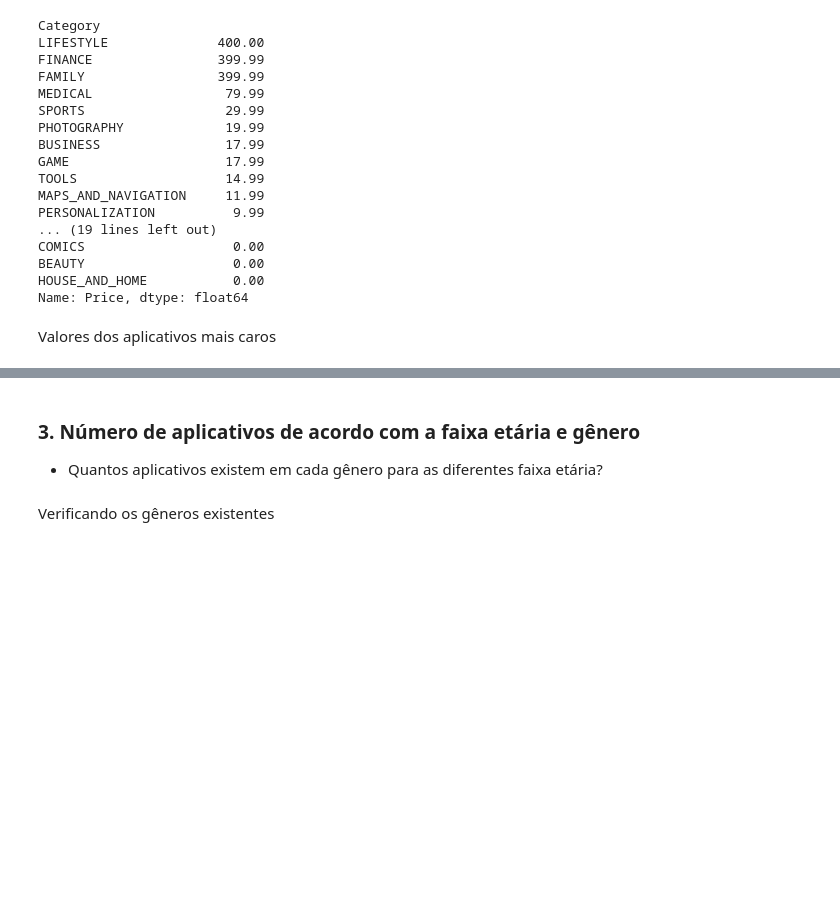
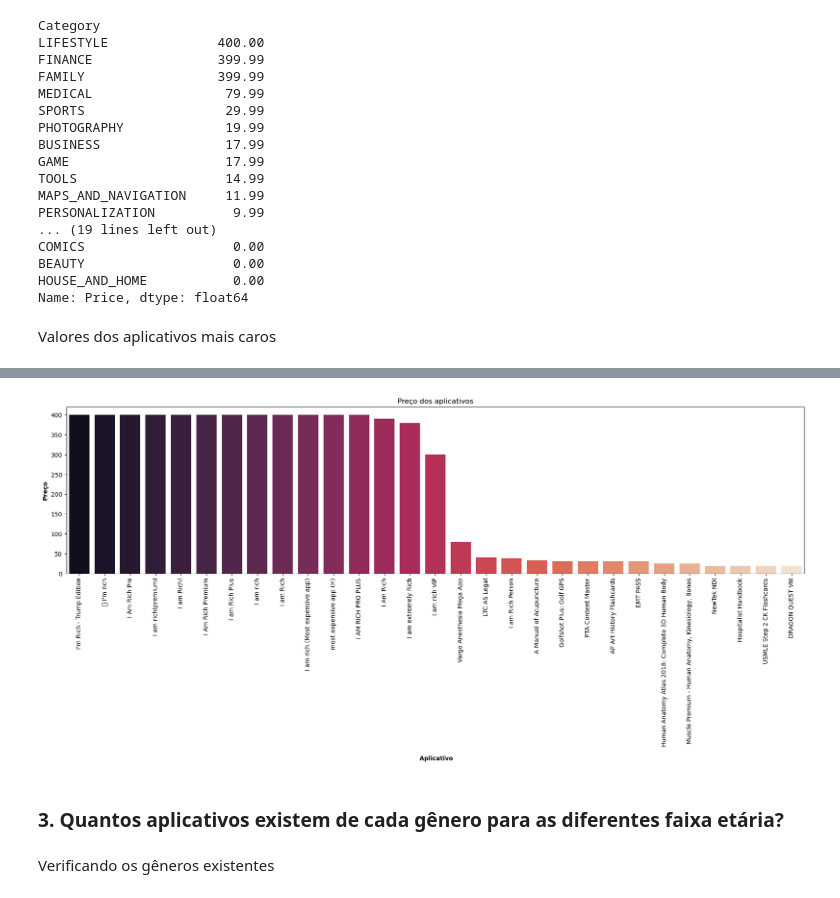
Before and after one commit to andressagomes26/ciencias_dados_estagio-docencia, a Jupyter notebook: Aula 01 - Pandas/Manipulação_de_Dados_Pandas.ipynb, the cells around one changed output, grey strips where cells are left out. Cells and saved outputs as stored; diff of their text form; code cells hidden in the pictures; blank space fills up the shorter version.

```diff
--- a/Aula 01 - Pandas/Manipulação_de_Dados_Pandas.ipynb
+++ b/Aula 01 - Pandas/Manipulação_de_Dados_Pandas.ipynb
@@ -609,4 +627,5 @@ Name: Price, dtype: float64
 # %% [markdown]
 Valores dos aplicativos mais caros
 # %%
-df[(df.Price > 39.99)][["Price", "App", "Category"]].sort_values(by='Price', ascending=False)
+datat = df[(df.Price >= 19.99)][["Price", "App", "Category"]].sort_values(by='Price', ascending=False)
+datat
@@ -613,7 +650,15 @@ df[(df.Price > 39.99)][["Price", "App", "Category"]].sort_values(by='Price', asc
+# %%
+fig, ax = plt.subplots(figsize=(22,5))
+sns.barplot(x='App', y='Price', data=datat, palette='rocket').set_title("Preço dos aplicativos")
+
+plt.xlabel('\n Aplicativo', fontsize = 10, fontweight = 'bold')
+plt.ylabel('Preço', fontsize = 10, fontweight = 'bold')
+plt.xticks(rotation = 90)
+plt.show()
+# %% [output]
+[figure, added]
 # %% [markdown]
-### 3. Número de aplicativos de acordo com a faixa etária e gênero
-
-- Quantos aplicativos existem em cada gênero para as diferentes faixa etária?
+### 3. Quantos aplicativos existem de cada gênero para as diferentes faixa etária?
 # %% [markdown]
 Verificando os gêneros existentes
 # %%
```
Also changed, not shown: parts of 13 cells of this notebook, 3 other files.
